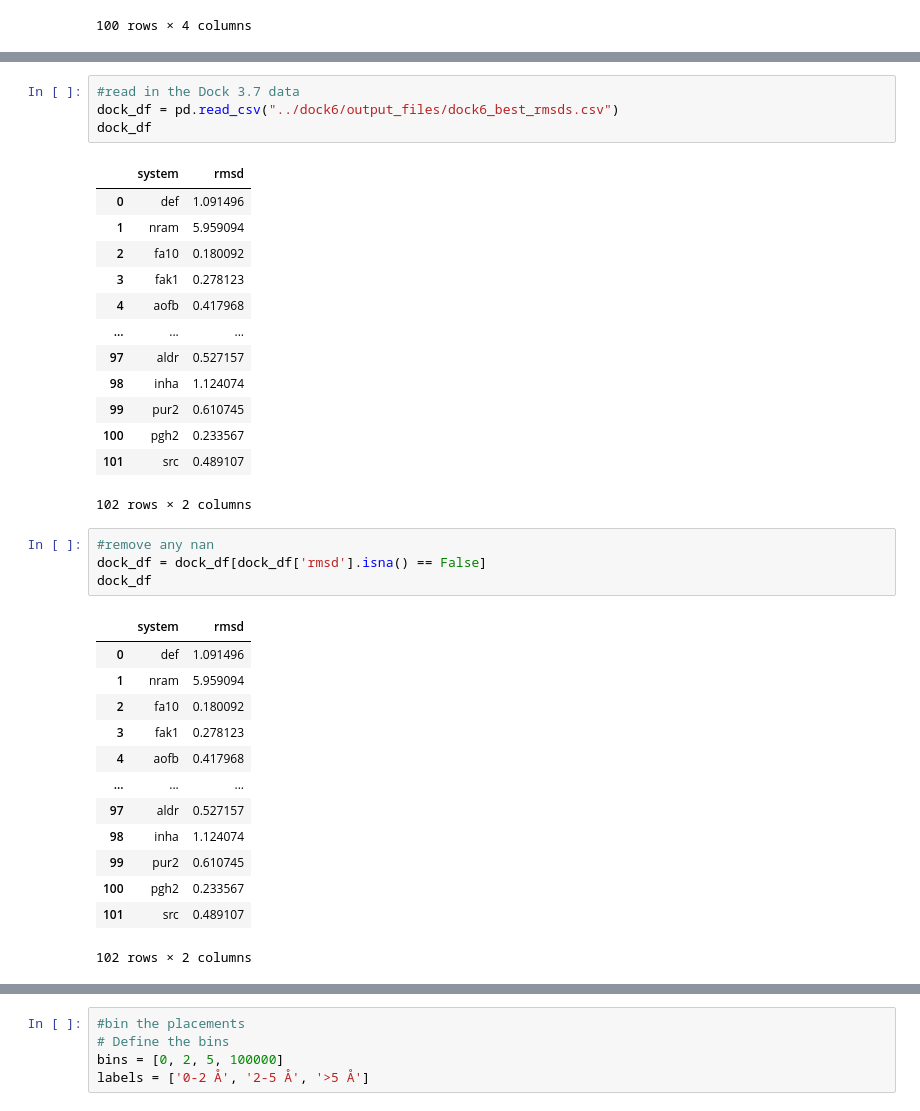
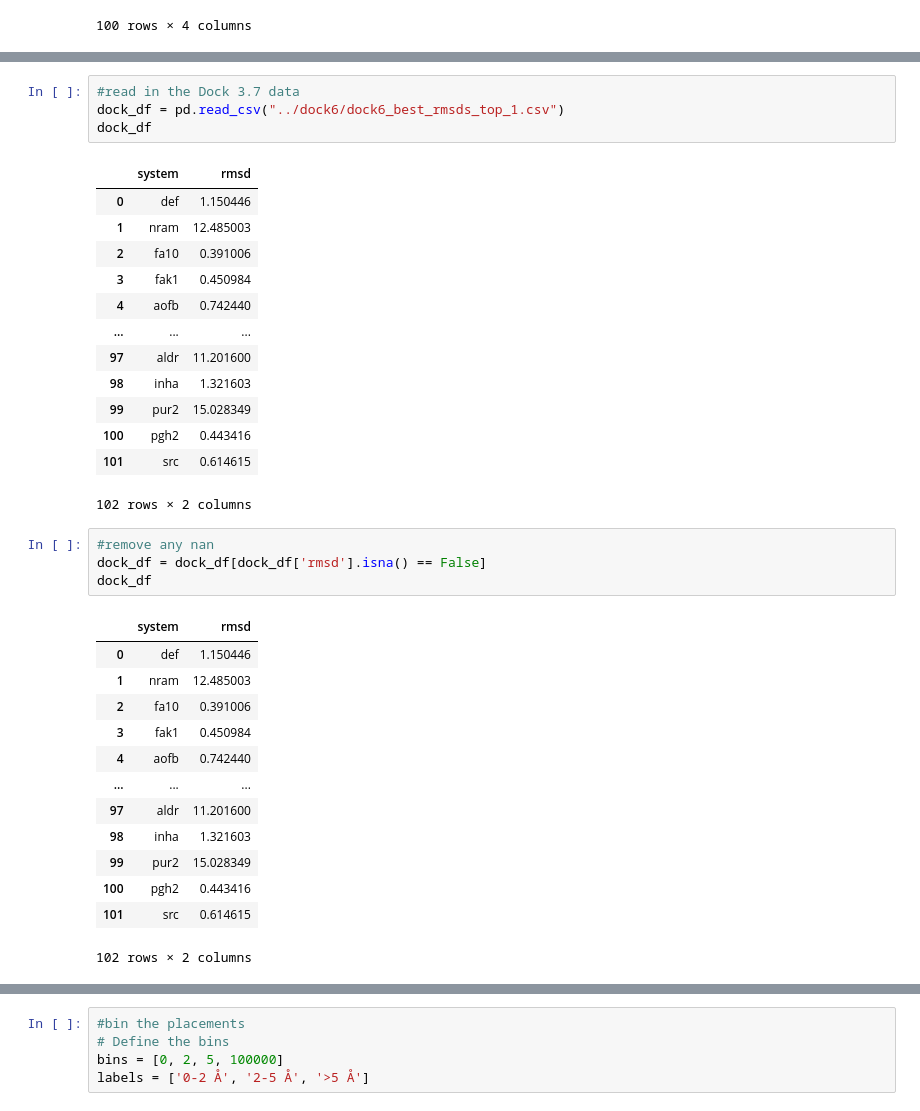
Before and after one commit to toadlover/thyme_lab_internship_2024, a Jupyter notebook: jupyter_notebooks/all_software_comparison_top_1_single_best_motifs_placements.ipynb, the cells around one changed output, grey strips where cells are left out. Drawn from its saved outputs; the diff is of its cells as text.

```diff
--- a/jupyter_notebooks/all_software_comparison_top_1_single_best_motifs_placements.ipynb
+++ b/jupyter_notebooks/all_software_comparison_top_1_single_best_motifs_placements.ipynb
@@ -195,21 +195,21 @@ merged_df
 84 rows × 4 columns
 # %%
 #read in the Dock 3.7 data
-dock_df = pd.read_csv("../dock6/output_files/dock6_best_rmsds.csv")
+dock_df = pd.read_csv("../dock6/dock6_best_rmsds_top_1.csv")
 dock_df
 # %% [output]
 |  | system | rmsd |
-| 0 | def | 1.091496 |
-| 1 | nram | 5.959094 |
-| 2 | fa10 | 0.180092 |
-| 3 | fak1 | 0.278123 |
-| 4 | aofb | 0.417968 |
+| 0 | def | 1.150446 |
+| 1 | nram | 12.485003 |
+| 2 | fa10 | 0.391006 |
+| 3 | fak1 | 0.450984 |
+| 4 | aofb | 0.742440 |
 | ... | ... | ... |
-| 97 | aldr | 0.527157 |
-| 98 | inha | 1.124074 |
-| 99 | pur2 | 0.610745 |
-| 100 | pgh2 | 0.233567 |
-| 101 | src | 0.489107 |
+| 97 | aldr | 11.201600 |
+| 98 | inha | 1.321603 |
+| 99 | pur2 | 15.028349 |
+| 100 | pgh2 | 0.443416 |
+| 101 | src | 0.614615 |
 102 rows × 2 columns
 # %%
 #remove any nan
@@ -217,17 +217,17 @@ dock_df = dock_df[dock_df['rmsd'].isna() == False]
 dock_df
 # %% [output]
 |  | system | rmsd |
-| 0 | def | 1.091496 |
-| 1 | nram | 5.959094 |
-| 2 | fa10 | 0.180092 |
-| 3 | fak1 | 0.278123 |
-| 4 | aofb | 0.417968 |
+| 0 | def | 1.150446 |
+| 1 | nram | 12.485003 |
+| 2 | fa10 | 0.391006 |
+| 3 | fak1 | 0.450984 |
+| 4 | aofb | 0.742440 |
 | ... | ... | ... |
-| 97 | aldr | 0.527157 |
-| 98 | inha | 1.124074 |
-| 99 | pur2 | 0.610745 |
-| 100 | pgh2 | 0.233567 |
-| 101 | src | 0.489107 |
+| 97 | aldr | 11.201600 |
+| 98 | inha | 1.321603 |
+| 99 | pur2 | 15.028349 |
+| 100 | pgh2 | 0.443416 |
+| 101 | src | 0.614615 |
 102 rows × 2 columns
 # %%
 #Inner join of motifs and dock dataframes for plotting purposes; followed with test print
```
Also changed, not shown: parts of 11 cells of this notebook, 4 other files.
